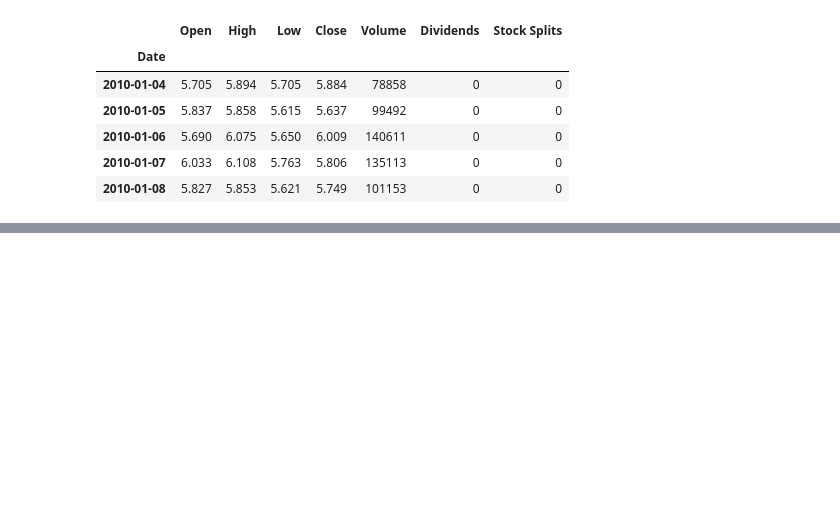
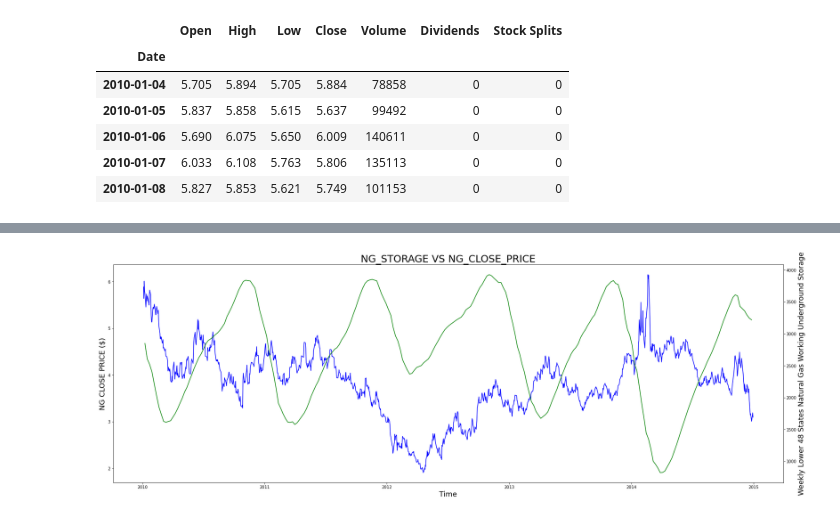
Before and after one commit to SabahatJK/EDA_NG, a Jupyter notebook: Starter Code.ipynb, the cells around one changed output, grey strips where cells are left out. Drawn from its saved outputs; the diff is of its cells as text; code cells hidden in the pictures; blank space fills up the shorter version.

```diff
--- a/Starter Code.ipynb
+++ b/Starter Code.ipynb
@@ -125,2 +121,19 @@ KeyError: 'Date'
+# %%
+#Plot NG Price with Storage
+fig, ng_df_historic_data_storage_plot = plt.subplots(figsize=(30,10))
+
+df_NG_data_storage_plot = ng_df_historic_data_storage_plot.twinx()
+df_NG_data_storage_plot.plot(dfs['Weekly Lower 48 States Natural Gas Working Underground Storage (Billion Cubic Feet)'], 'g-' )
+ng_df_historic_data_storage_plot.plot(ng_df_historic_data_close, 'b-' )
+
+df_NG_data_storage_plot.set_ylabel('Weekly Lower 48 States Natural Gas Working Underground Storage',fontsize = 18)
+ng_df_historic_data_storage_plot.set_ylabel('NG CLOSE PRICE ($)',fontsize = 18)
+ng_df_historic_data_storage_plot.set_xlabel('Time', fontsize = 18)
+ng_df_historic_data_storage_plot.set_title('NG_STORAGE VS NG_CLOSE_PRICE', fontsize = 25)
+plt.savefig('NG_STORAGE VS NG_CLOSE_PRICE.png', bbox_inches="tight")
+
+plt.show()
+# %% [output]
+[figure, added]
 # %%
 
```
Also changed, not shown: parts of 20 cells of this notebook.
